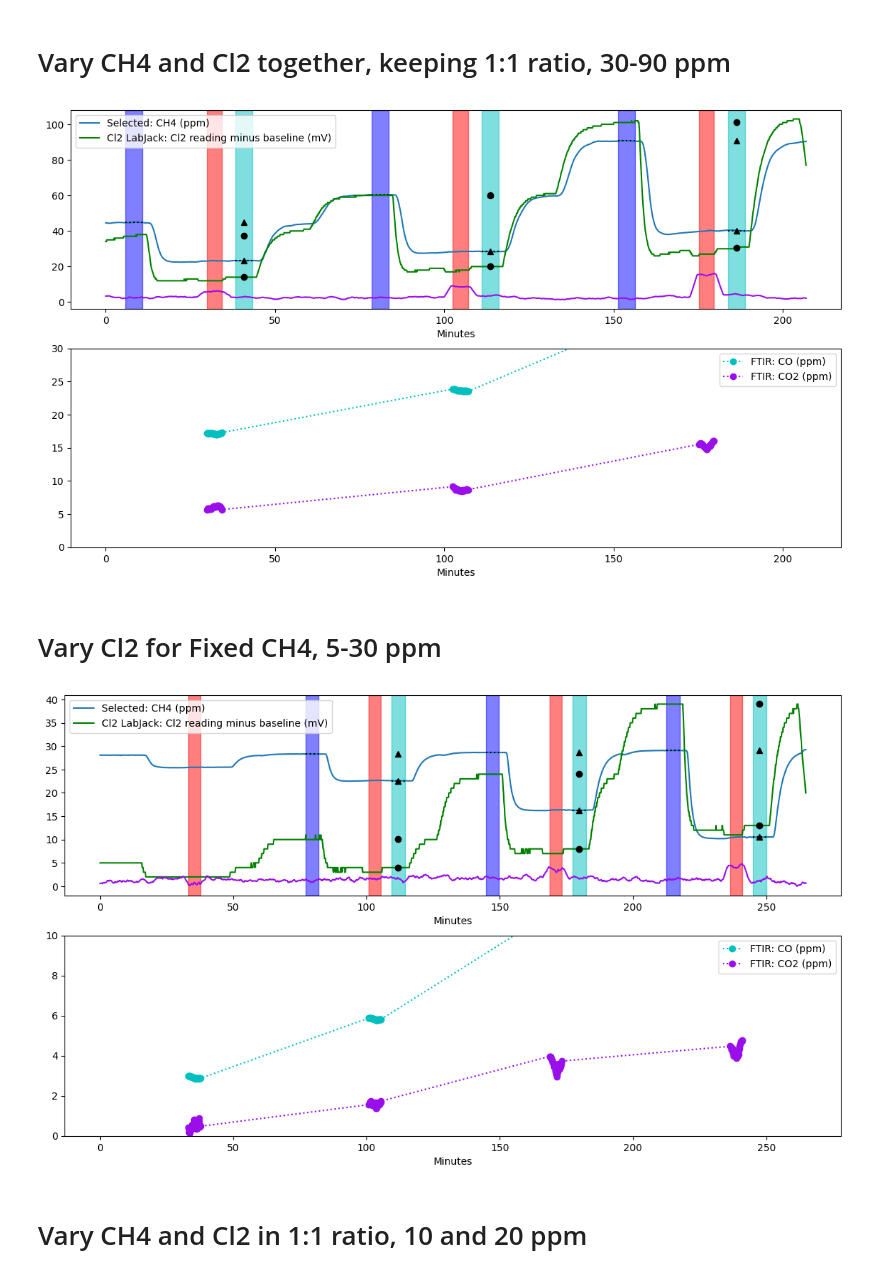
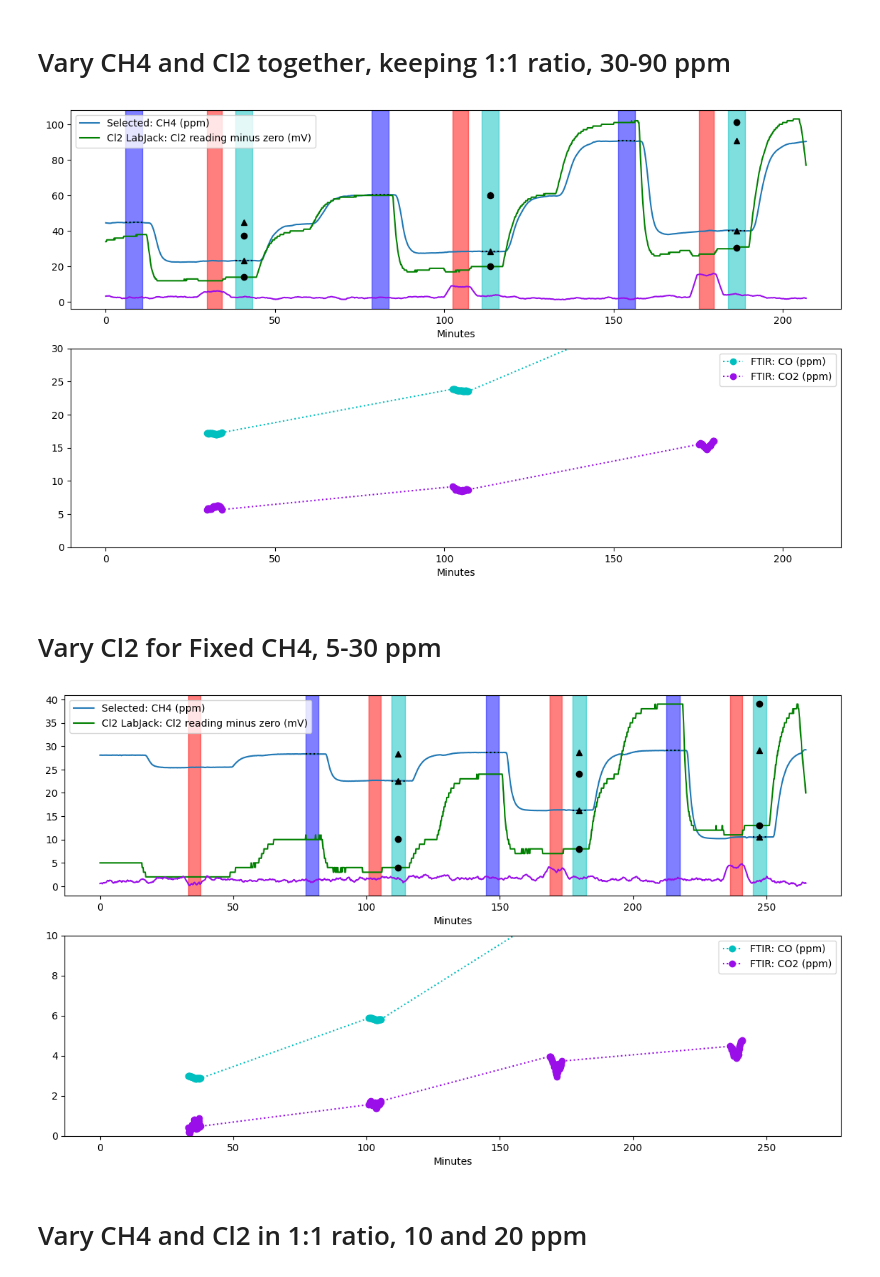
Before and after one commit to richardsrandall/Fall-2024-Cl2, a Jupyter notebook: 09-16 Initial Cl2 Campaign/09-24_process_cl2_data.ipynb, the cells around one changed output. Cells and saved outputs as stored; diff of their text form; code cells hidden in the pictures.

```diff
--- a/09-16 Initial Cl2 Campaign/09-24_process_cl2_data.ipynb
+++ b/09-16 Initial Cl2 Campaign/09-24_process_cl2_data.ipynb
@@ -59,7 +59,7 @@ importlib.reload(process_cl2)
 
 current_experiment = '09-16-24 Humidity Sweep (10-60%)'
 rf.dump_experiment(current_experiment)
-data[current_experiment]['Cl2 LabJack: Cl2 reading minus baseline (mV)'] = subtract_cl2_baseline(data[current_experiment]['Cl2 LabJack: Cl2 Node A (mV)'])
+data[current_experiment]['Cl2 LabJack: Cl2 reading minus zero (mV)'] = subtract_cl2_zero(data[current_experiment]['Cl2 LabJack: Cl2 Node A (mV)'])
 data[current_experiment]['Selected: CH4 (ppm)'] = data[current_experiment]['FTIR: CH4 (ppm)']
 # Prep the plot region
 (fig, axs) = plt.subplots(nrows=3,figsize=(14,12),sharex=True)
@@ -72,9 +72,9 @@ rf.set_setup_values(which_field='Selected: CH4 (ppm)')
 rf.autofind_removal(current_experiment,start_time=0,end_time=500,correct_drift=True)
 rf.plot_baseline_and_samples(current_experiment,which_field='Selected: CH4 (ppm)',color='C0',ax=axs[0],marker='^',do_shading=True)
 # Get the Cl2 data
-rf.set_setup_values(which_field='Cl2 LabJack: Cl2 reading minus baseline (mV)')
+rf.set_setup_values(which_field='Cl2 LabJack: Cl2 reading minus zero (mV)')
 rf.autofind_removal(current_experiment,start_time=0,end_time=500,correct_drift=True)
-rf.plot_baseline_and_samples(current_experiment,which_field='Cl2 LabJack: Cl2 reading minus baseline (mV)',color='g',marker='o',ax=axs[0],do_shading=False)
+rf.plot_baseline_and_samples(current_experiment,which_field='Cl2 LabJack: Cl2 reading minus zero (mV)',color='g',marker='o',ax=axs[0],do_shading=False)
 axs[0].plot(data[current_experiment]['Minutes'],10*data[current_experiment]['UV Light: Actual Status'],color='xkcd:purple',label='UV Light: Status (AU)')
 axs[0].legend()
 
@@ -109,7 +109,7 @@ pass
 importlib.reload(process_cl2)
 current_experiment = '09-17-24 Vary Cl2 (30-90 ppm) at Fixed CH4'
 rf.dump_experiment(current_experiment)
-data[current_experiment]['Cl2 LabJack: Cl2 reading minus baseline (mV)'] = subtract_cl2_baseline(data[current_experiment]['Cl2 LabJack: Cl2 Node A (mV)'])
+data[current_experiment]['Cl2 LabJack: Cl2 reading minus zero (mV)'] = subtract_cl2_zero(data[current_experiment]['Cl2 LabJack: Cl2 Node A (mV)'])
 data[current_experiment]['Selected: CH4 (ppm)'] = data[current_experiment]['FTIR: CH4 (ppm)']
 
 # Prep the plot region
@@ -123,9 +123,9 @@ rf.set_setup_values(which_field='Selected: CH4 (ppm)')
 rf.autofind_removal(current_experiment,start_time=0,end_time=500,correct_drift=True)
 rf.plot_baseline_and_samples(current_experiment,which_field='Selected: CH4 (ppm)',color='C0',ax=axs[0],marker='^',do_shading=True)
 # Get the Cl2 data
-rf.set_setup_values(which_field='Cl2 LabJack: Cl2 reading minus baseline (mV)')
+rf.set_setup_values(which_field='Cl2 LabJack: Cl2 reading minus zero (mV)')
 rf.autofind_removal(current_experiment,start_time=0,end_time=500,correct_drift=False)
-rf.plot_baseline_and_samples(current_experiment,which_field='Cl2 LabJack: Cl2 reading minus baseline (mV)',color='g',marker='o',ax=axs[0],do_shading=False)
+rf.plot_baseline_and_samples(current_experiment,which_field='Cl2 LabJack: Cl2 reading minus zero (mV)',color='g',marker='o',ax=axs[0],do_shading=False)
 axs[0].plot(data[current_experiment]['Minutes'],data[current_experiment]['FTIR: CO2 (ppm)'],color='xkcd:violet')
 
 #print(rf.translate_tags("UV_distance_conv=50; dummy='whatever'")['UV_distance_conv'])
@@ -150,7 +150,7 @@ pass
 importlib.reload(process_cl2)
 current_experiment = '09-17-24 Vary CH4 (10-180 ppm) at Fixed Cl2'
 rf.dump_experiment(current_experiment)
-data[current_experiment]['Cl2 LabJack: Cl2 reading minus baseline (mV)'] =  subtract_cl2_baseline(data[current_experiment]['Cl2 LabJack: Cl2 Node A (mV)'])
+data[current_experiment]['Cl2 LabJack: Cl2 reading minus zero (mV)'] =  subtract_cl2_zero(data[current_experiment]['Cl2 LabJack: Cl2 Node A (mV)'])
 data[current_experiment]['Selected: CH4 (ppm)'] = data[current_experiment]['FTIR: CH4 (ppm)']
 
 # Prep the plot region
@@ -164,9 +164,9 @@ rf.set_setup_values(which_field='Selected: CH4 (ppm)')
 rf.autofind_removal(current_experiment,start_time=0,end_time=570,correct_drift=False)
 rf.plot_baseline_and_samples(current_experiment,which_field='Selected: CH4 (ppm)',color='C0',ax=axs[0],marker='^',do_shading=True)
 # Get the Cl2 data
-rf.set_setup_values(which_field='Cl2 LabJack: Cl2 reading minus baseline (mV)')
+rf.set_setup_values(which_field='Cl2 LabJack: Cl2 reading minus zero (mV)')
 rf.autofind_removal(current_experiment,start_time=0,end_time=570,correct_drift=False)
-rf.plot_baseline_and_samples(current_experiment,which_field='Cl2 LabJack: Cl2 reading minus baseline (mV)',color='g',marker='o',ax=axs[0],do_shading=False)
+rf.plot_baseline_and_samples(current_experiment,which_field='Cl2 LabJack: Cl2 reading minus zero (mV)',color='g',marker='o',ax=axs[0],do_shading=False)
 axs[0].plot(data[current_experiment]['Minutes'],data[current_experiment]['FTIR: CO2 (ppm)'],color='xkcd:violet')
 
 #print(rf.translate_tags("UV_distance_conv=50; dummy='whatever'")['UV_distance_conv'])
@@ -190,7 +190,7 @@ pass
 importlib.reload(process_cl2)
 current_experiment = '09-19-24 Sweep 1-to-1 Cl2 and CH4 (30-90 ppm)'
 rf.dump_experiment(current_experiment)
-data[current_experiment]['Cl2 LabJack: Cl2 reading minus baseline (mV)'] =  subtract_cl2_baseline(data[current_experiment]['Cl2 LabJack: Cl2 Node A (mV)'])
+data[current_experiment]['Cl2 LabJack: Cl2 reading minus zero (mV)'] =  subtract_cl2_zero(data[current_experiment]['Cl2 LabJack: Cl2 Node A (mV)'])
 data[current_experiment]['Selected: CH4 (ppm)'] = data[current_experiment]['FTIR: CH4 (ppm)']
 
 # Prep the plot region
@@ -204,9 +204,9 @@ rf.set_setup_values(which_field='Selected: CH4 (ppm)')
 rf.autofind_removal(current_experiment,start_time=0,end_time=570,correct_drift=False)
 rf.plot_baseline_and_samples(current_experiment,which_field='Selected: CH4 (ppm)',color='C0',ax=axs[0],marker='^',do_shading=True)
 # Get the Cl2 data
-rf.set_setup_values(which_field='Cl2 LabJack: Cl2 reading minus baseline (mV)')
+rf.set_setup_values(which_field='Cl2 LabJack: Cl2 reading minus zero (mV)')
 rf.autofind_removal(current_experiment,start_time=0,end_time=570,correct_drift=False)
-rf.plot_baseline_and_samples(current_experiment,which_field='Cl2 LabJack: Cl2 reading minus baseline (mV)',color='g',marker='o',ax=axs[0],do_shading=False)
+rf.plot_baseline_and_samples(current_experiment,which_field='Cl2 LabJack: Cl2 reading minus zero (mV)',color='g',marker='o',ax=axs[0],do_shading=False)
 axs[0].plot(data[current_experiment]['Minutes'],data[current_experiment]['FTIR: CO2 (ppm)'],color='xkcd:violet')
 
 #print(rf.translate_tags("UV_distance_conv=50; dummy='whatever'")['UV_distance_conv'])
@@ -223,48 +223,48 @@ axs[1].set_xlabel("Minutes")
 
 pass
 # %% [output]
-[figure, old version]
+[figure, new version]
 # %% [markdown]
 <h1>Vary Cl2 for Fixed CH4, 5-30 ppm</h1>
 # %%
 importlib.reload(process_cl2)
 current_experiment = '09-19-24 Vary Cl2 (5-30 ppm) at Fixed CH4'
 rf.dump_experiment(current_experiment)
-data[current_experiment]['Cl2 LabJack: Cl2 reading minus baseline (mV)'] =  subtract_cl2_baseline(data[current_experiment]['Cl2 LabJack: Cl2 Node A (mV)'])
+data[current_experiment]['Cl2 LabJack: Cl2 reading minus zero (mV)'] =  subtract_cl2_zero(data[current_experiment]['Cl2 LabJack: Cl2 Node A (mV)'])
 
 data[current_experiment]['Selected: CH4 (ppm)'] = data[current_experiment]['Picarro: CH4 (ppm)']
 
 # Prep the plot region
 (fig, axs) = plt.subplots(nrows=2,figsize=(14,8),sharex=True)
 
 # Process the bypass periods
 rf.set_tags('UV_distance_conv=50')
 rf.isolate_bypass_periods(current_experiment)
 # Process the CH4
 rf.set_setup_values(which_field='Selected: CH4 (ppm)')
 rf.autofind_removal(current_experiment,start_time=50,end_time=570,correct_drift=False)
 rf.plot_baseline_and_samples(current_experiment,which_field='Selected: CH4 (ppm)',color='C0',ax=axs[0],marker='^',do_shading=True)
 # Get the Cl2 data
-rf.set_setup_values(which_field='Cl2 LabJack: Cl2 reading minus baseline (mV)')
+rf.set_setup_values(which_field='Cl2 LabJack: Cl2 reading minus zero (mV)')
 rf.autofind_removal(current_experiment,start_time=50,end_time=570,correct_drift=False)
-rf.plot_baseline_and_samples(current_experiment,which_field='Cl2 LabJack: Cl2 reading minus baseline (mV)',color='g',marker='o',ax=axs[0],do_shading=False)
+rf.plot_baseline_and_samples(current_experiment,which_field='Cl2 LabJack: Cl2 reading minus zero (mV)',color='g',marker='o',ax=axs[0],do_shading=False)
 axs[0].plot(data[current_experiment]['Minutes'],data[current_experiment]['FTIR: CO2 (ppm)'],color='xkcd:violet')
 
 # First sample has a kind of messed up Cl2 value (hadn't quite stabilized and is still drifting down), so I excluded it.
 
 # Throw in a plot of some of the bypass values
 rf.plot_fields_during_bypass(current_experiment,
                                   ['FTIR: CO (ppm)','FTIR: CO2 (ppm)'],
                                   ['c','xkcd:violet'],
                                   ':','o',
                                   axs[1])
 axs[1].set_ylim(0,10)
 axs[1].xaxis.set_tick_params(labelbottom=True)
 axs[1].set_xlabel("Minutes")
 
 pass
 # %% [output]
-[figure, old version]
+[figure, new version]
 # %% [markdown]
 <h1>Vary CH4 and Cl2 in 1:1 ratio, 10 and 20 ppm</h1>
 # %%
```
Also changed, not shown: parts of 5 cells of this notebook, 13 other files.
